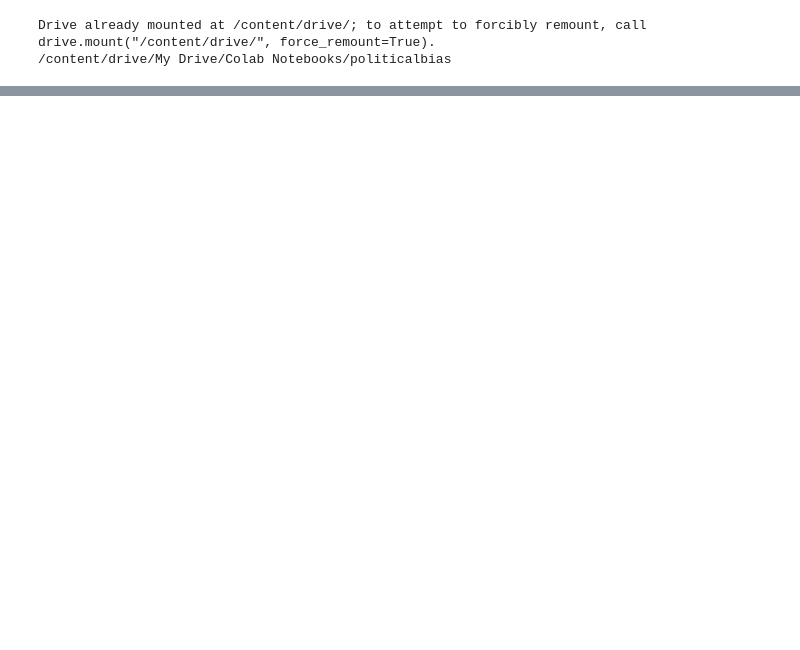
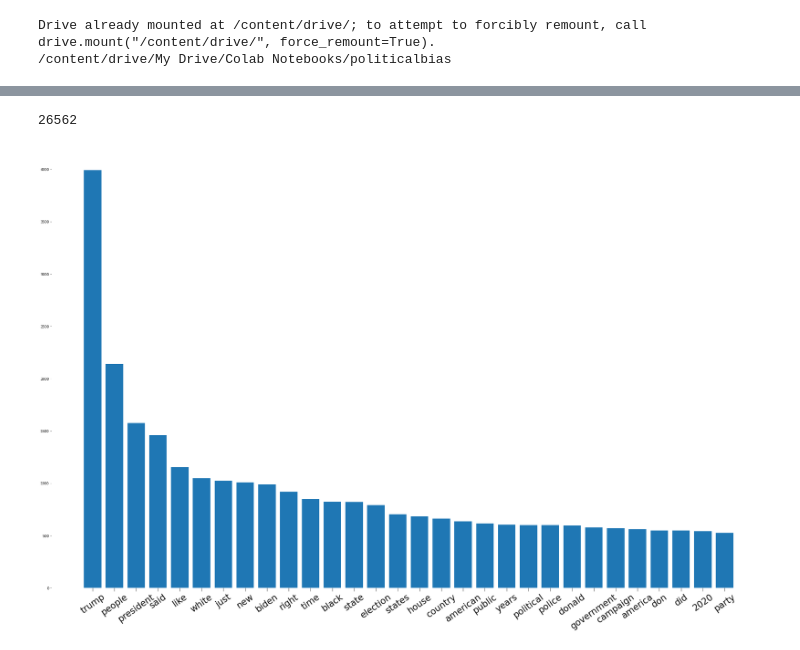
Before and after one commit to thekhan314/politicalbias, a Jupyter notebook: Main_PolBias.ipynb, the cells around one changed output, grey strips where cells are left out. Drawn from its saved outputs; the diff is of its cells as text; code cells hidden in the pictures; blank space fills up the shorter version.

```diff
--- a/Main_PolBias.ipynb
+++ b/Main_PolBias.ipynb
@@ -127,0 +177,46 @@ memory usage: 369.6+ KB
+# %%
+def word_counts(df_main,col, stopwords='english',show_chart = True):
+    countvec = CountVectorizer(stop_words=stopwords)
+    df_wordcounts= countvec.fit_transform(df_main[col])
+
+    words = countvec.get_feature_names()
+    sums = df_wordcounts.toarray().sum(axis=0)
+    count_dict = dict(zip(words,sums))
+
+    count_series = pd.Series(count_dict)
+    count_series.sort_values(ascending = False,inplace=True)
+
+    if show_chart == True:
+        plot_wordcounts(count_series)
+
+    return count_series
+
+def plot_wordcounts(series,cap = 30):
+    top_30 = series.head(30)
+
+    fig,ax = plt.subplots(figsize=(30,20))
+
+    ax.tick_params(
+        axis='x',
+        labelrotation=35,
+        length=10,
+        labelsize= 26
+        )
+
+    ax.spines['top'].set_visible(False)
+    ax.spines['right'].set_visible(False)
+    ax.spines['bottom'].set_visible(False)
+    ax.spines['left'].set_visible(False)
+    ax.grid(False)
+
+    ax.bar(list(top_30.index),top_30)
+
+    fig.tight_layout()
+
+    fig.show()
+# %%
+left_counts = word_counts(df_left,'article_text')
+len(left_counts)
+# %% [output]
+26562
+[figure, added]
```
Also changed, not shown: parts of 30 cells of this notebook.
